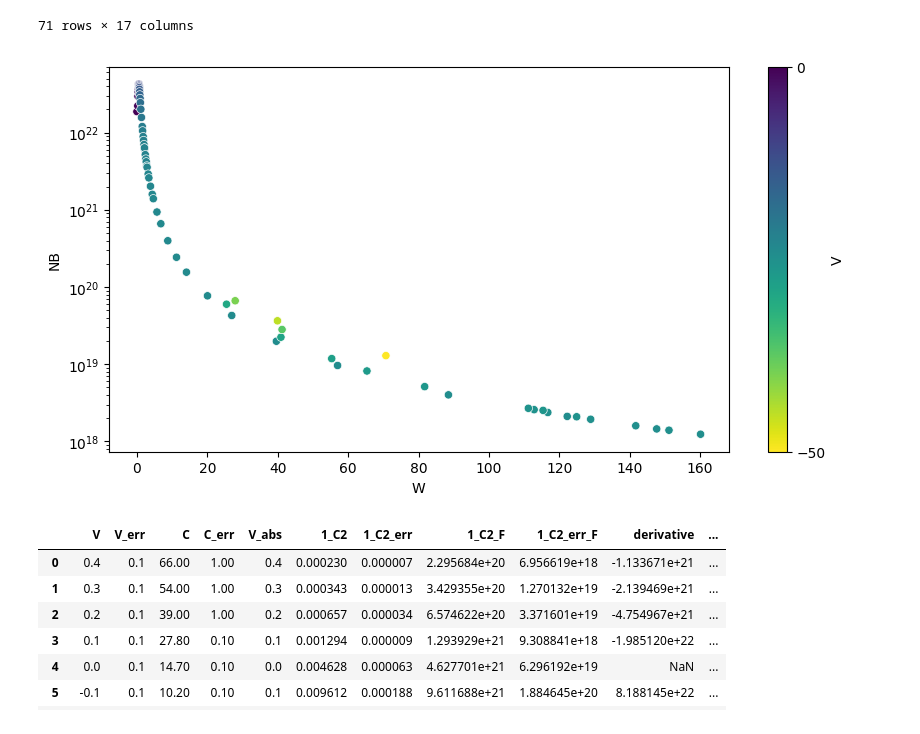
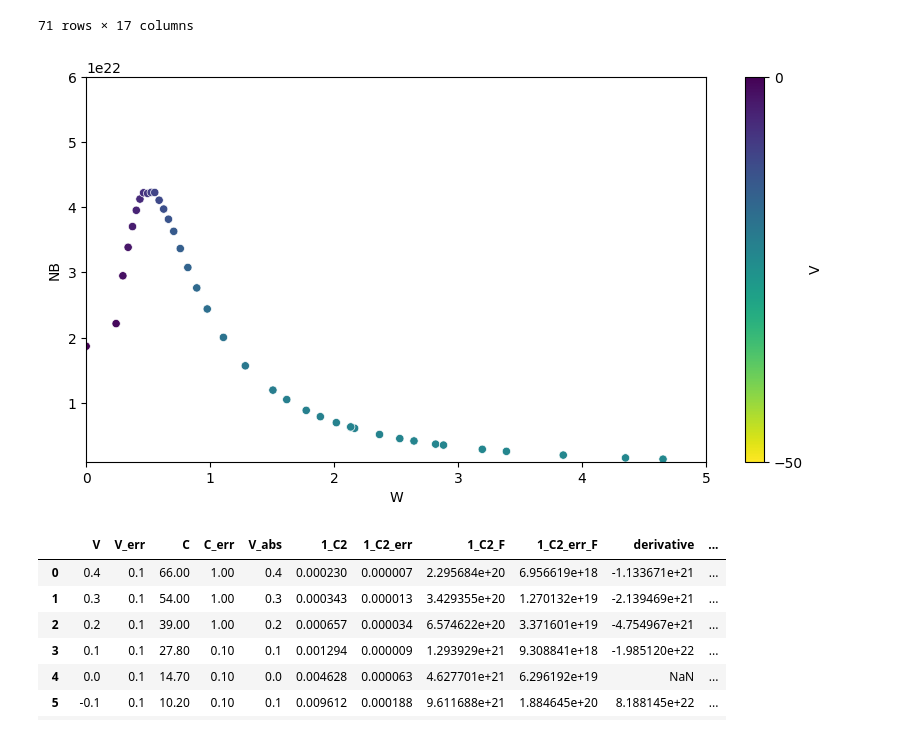
Before and after one commit to GiorgioAlbertoLucia/LabFNS2, a Jupyter notebook: Probe-station/src/test_depletion.ipynb, the cells around one changed output. Drawn from its saved outputs; the diff is of its cells as text; code cells hidden in the pictures.

Commit message:
Limited plot range

```diff
--- a/Probe-station/src/test_depletion.ipynb
+++ b/Probe-station/src/test_depletion.ipynb
@@ -36,23 +36,28 @@ df
 # %%
 # Create a scatterplot
 f, ax = plt.subplots(figsize=(10, 5))
 scatter = sns.scatterplot(data=df, x="W", y="NB", hue="V", palette="viridis_r", ax=ax, legend=None)
 
 # Set the y-axis to use a log scale
-ax.set_yscale('log')
+#ax.set_yscale('log')
 
 # Create a ScalarMappable to map your values to colors
 norm = plt.Normalize(df['V'].min(), df['V'].max())
 sm = cm.ScalarMappable(cmap="viridis_r", norm=norm)
 sm.set_array([])
 
 # Add a colorbar
 cbar = plt.colorbar(sm, ax=ax, orientation="vertical", ticks=[df['V'].min(), df['V'].max()])
 cbar.set_label("V")
 
+# Set the y-axis to use a log scale and set the y range
+#ax.set_yscale('log')
+ax.set_ylim([1e21, 0.6e23])
+ax.set_xlim([0, 5])
+
 plt.show()
 # %% [output]
-[figure, old version]
+[figure, new version]
 # %%
 dfPIN = pd.read_csv("../data/input/depletion_voltage_PiN_verbose.txt")
 # %%
```
